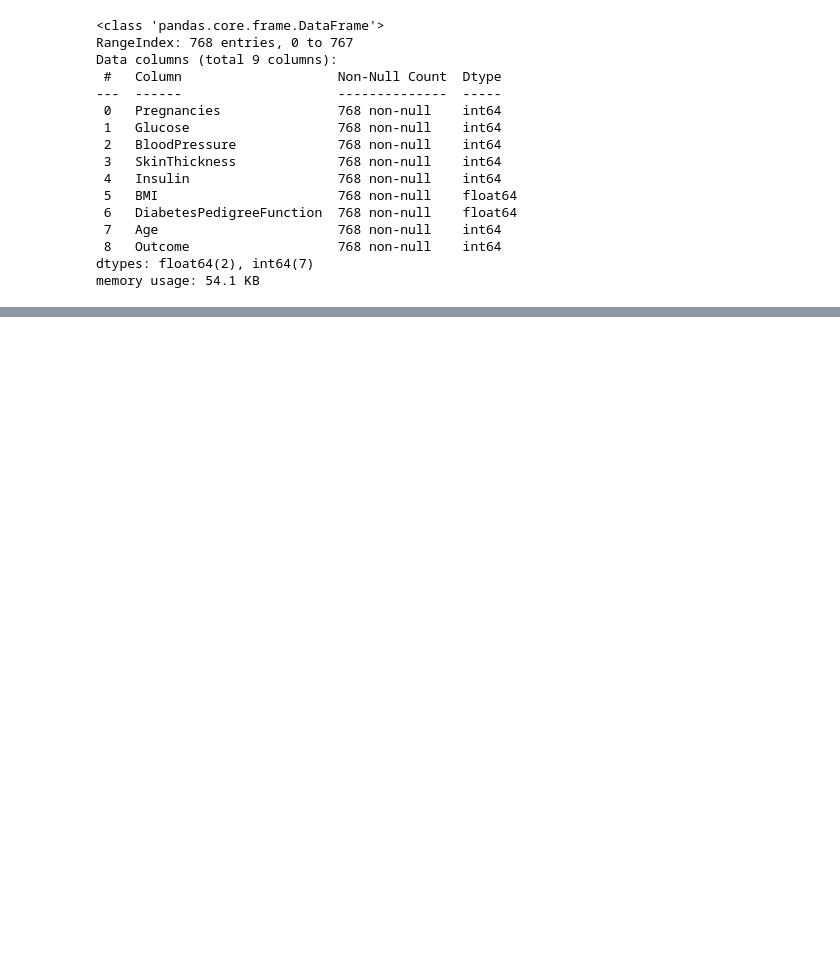
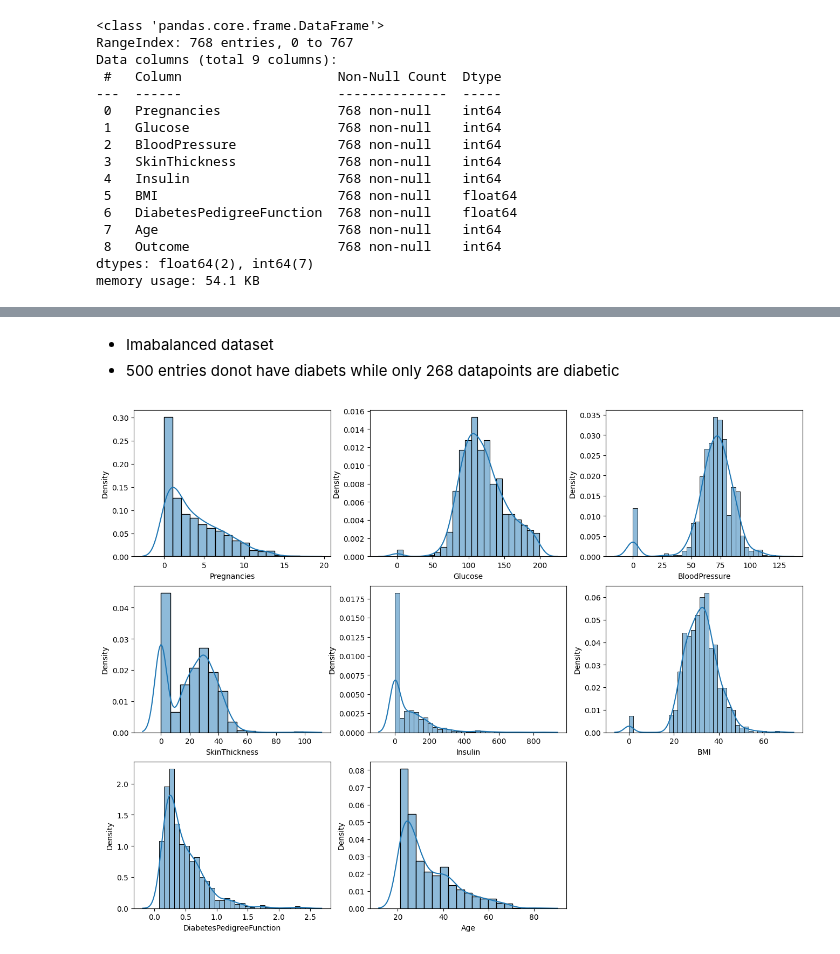
Before and after one commit to mubarakmayyeri/diabetes-classification, a Jupyter notebook: diabetes_prediction.ipynb, the cells around one changed output, grey strips where cells are left out. Drawn from its saved outputs; the diff is of its cells as text; code cells hidden in the pictures; blank space fills up the shorter version.

```diff
--- a/diabetes_prediction.ipynb
+++ b/diabetes_prediction.ipynb
@@ -46,0 +77,15 @@ memory usage: 54.1 KB
+# %% [markdown]
+* Imabalanced dataset
+* 500 entries donot have diabets while only 268 datapoints are diabetic
+# %%
+#distributions of features
+
+features = df.columns[:-1]
+
+plt.figure(figsize=(16,12))
+
+for i, col in enumerate(features, 1):
+    plt.subplot(3,3,i)
+    sns.histplot(data=df, x=col, kde=True, stat='density', kde_kws=dict(cut=3))
+# %% [output]
+[figure, added]
```
Also changed, not shown: parts of 9 cells of this notebook.
